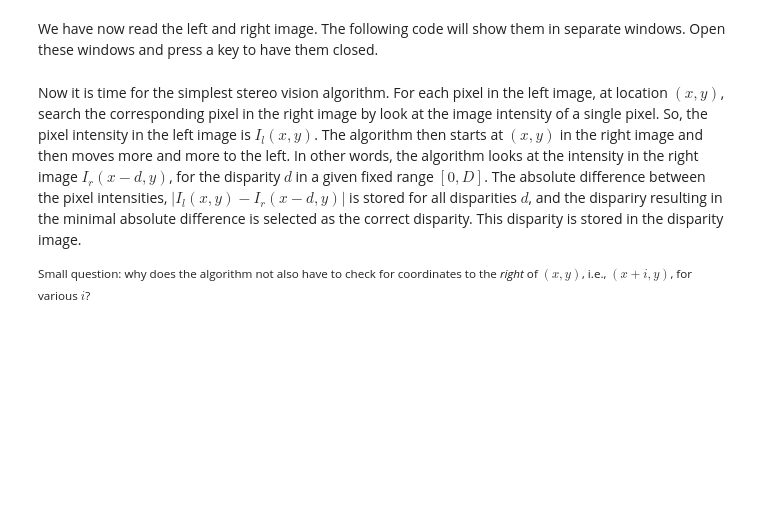
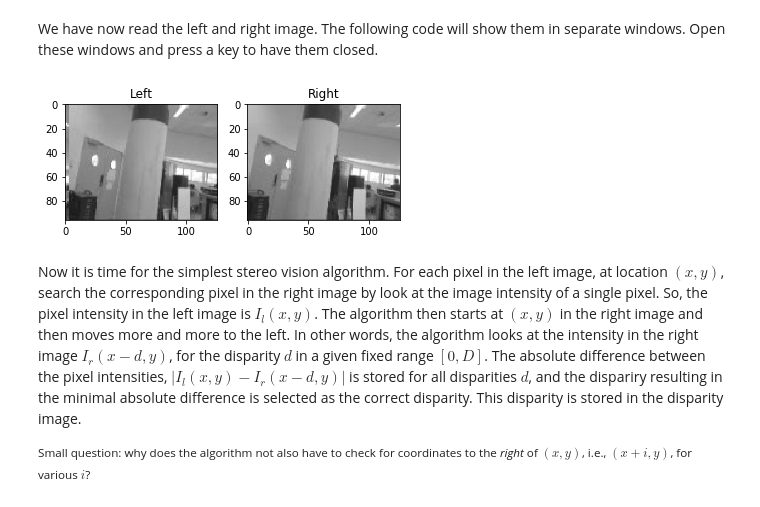
Before and after one commit to guidoAI/stereo_notebook, a Jupyter notebook: stereo_vision.ipynb, the cells around one changed output. Saved outputs shown, nothing was run; the diff lists cells and outputs as text; code cells hidden in the pictures; blank space fills up the shorter version.

Commit message:
changed showing of images also in notebook

```diff
--- a/stereo_vision.ipynb
+++ b/stereo_vision.ipynb
@@ -64,3 +56,15 @@ cv2.destroyAllWindows();
+# %%
+# show the images
+plt.figure();
+plt.subplot(121)
+plt.imshow(imgL);
+plt.title('Left');
+
+plt.subplot(122)
+plt.imshow(imgR);
+plt.title('Right');
+# %% [output]
+[figure, added]
 # %% [markdown]
 Now it is time for the simplest stereo vision algorithm. For each pixel in the left image, at location $(x, y)$, search the corresponding pixel in the right image by look at the image intensity of a single pixel. So, the pixel intensity in the left image is $I_l(x,y)$. The algorithm then starts at $(x,y)$ in the right image and then moves more and more to the left. In other words, the algorithm looks at the intensity in the right image $I_r(x-d, y)$, for the disparity $d$ in a given fixed range $[0, D]$. The absolute difference between the pixel intensities, $|I_l(x,y) - I_r(x-d, y)|$ is stored for all disparities $d$, and the dispariry resulting in the minimal absolute difference is selected as the correct disparity. This disparity is stored in the disparity image.
 
```
Also changed, not shown: parts of 5 cells of this notebook.
